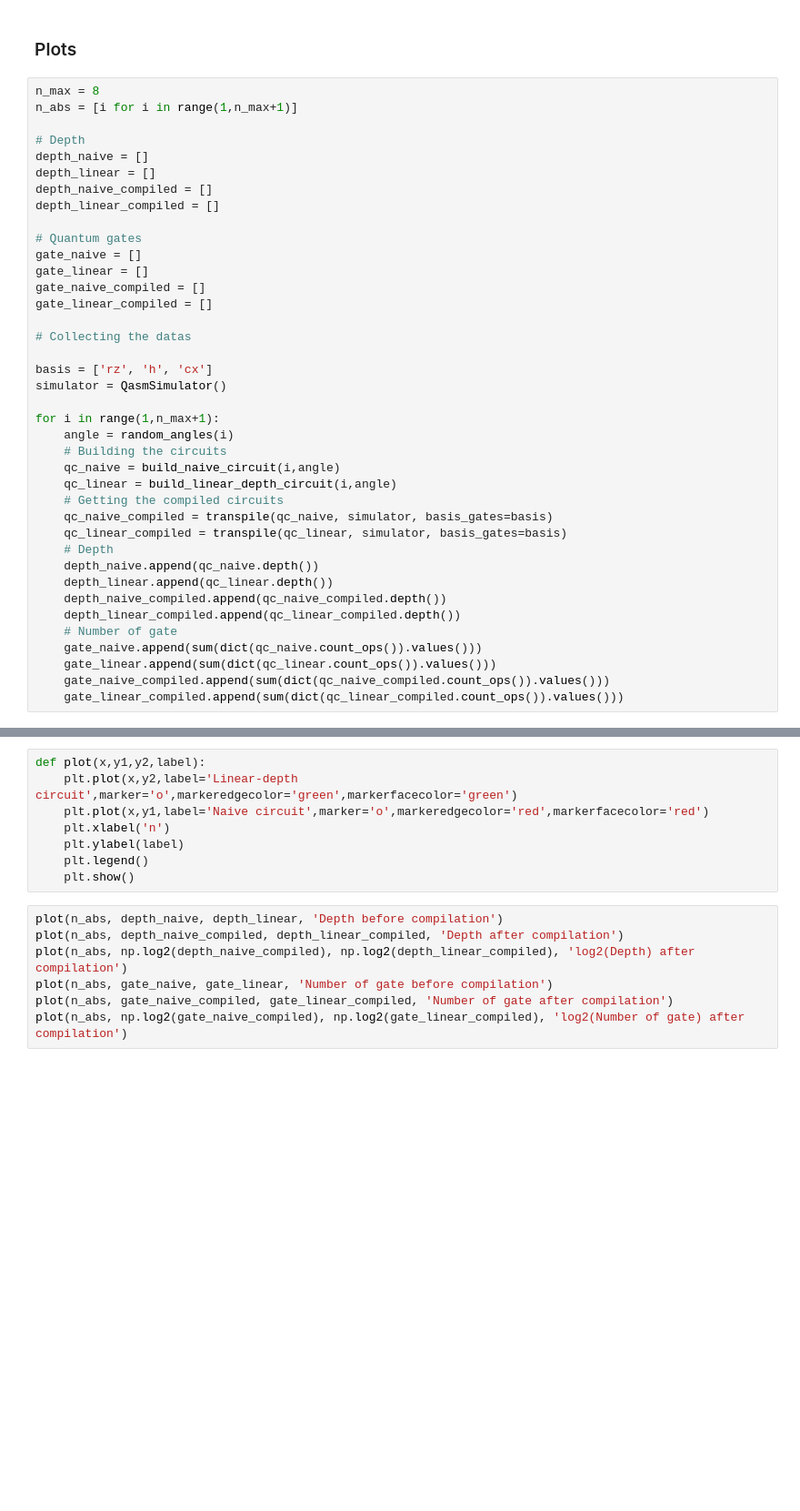
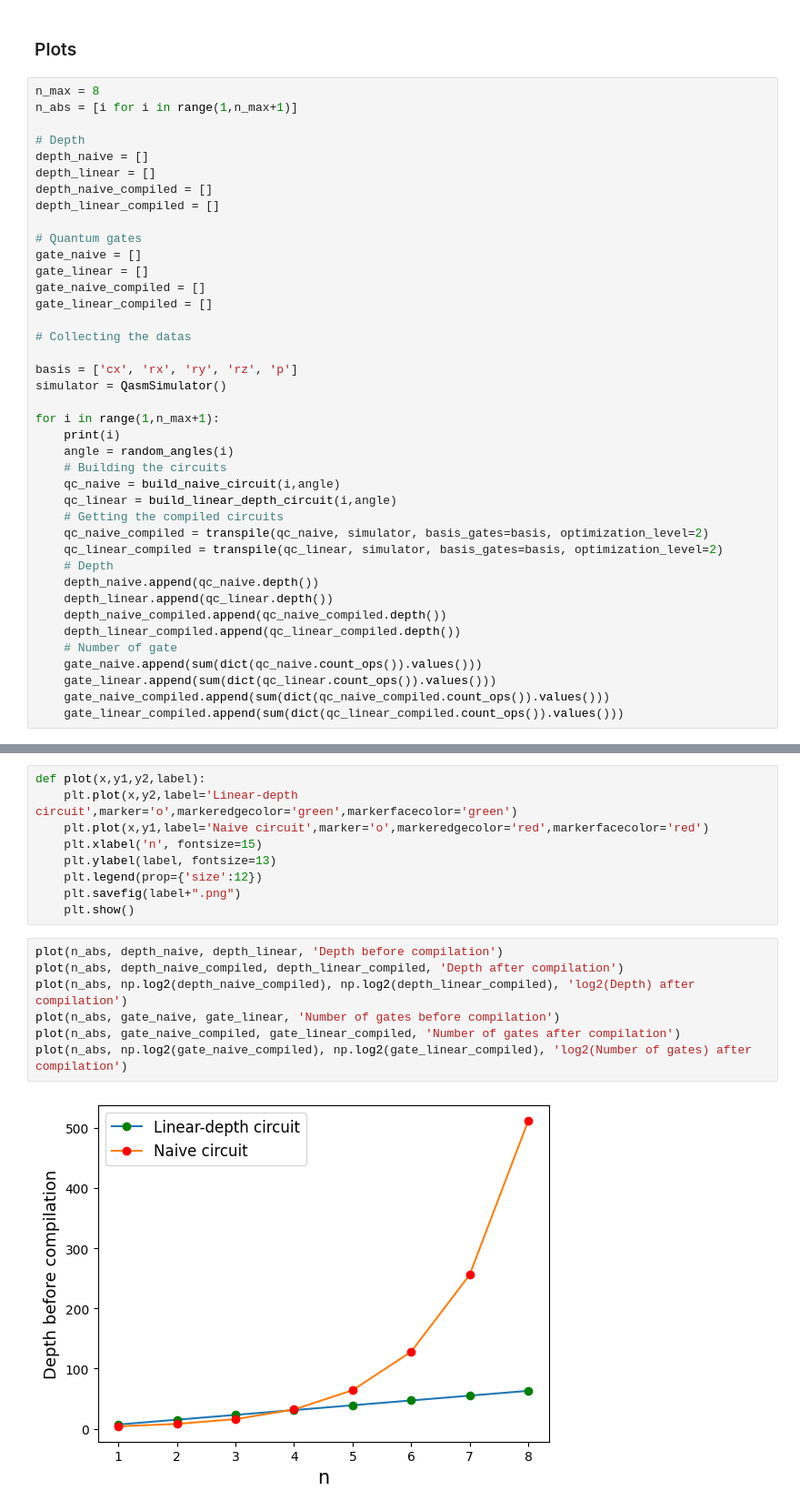
Before and after one commit to ugo-nzongani/Position-dependent-coin-operators, a Jupyter notebook: simulation.ipynb, the cells around one changed output, grey strips where cells are left out. Shown: that part at 91% size. Drawn from its saved outputs; the diff is of its cells as text; blank space fills up the shorter version.

```diff
--- a/simulation.ipynb
+++ b/simulation.ipynb
@@ -76,17 +69,18 @@ gate_linear_compiled = []
 
 # Collecting the datas
 
-basis = ['rz', 'h', 'cx']
+basis = ['cx', 'rx', 'ry', 'rz', 'p']
 simulator = QasmSimulator()
 
 for i in range(1,n_max+1):
+    print(i)
     angle = random_angles(i)
     # Building the circuits
     qc_naive = build_naive_circuit(i,angle)
     qc_linear = build_linear_depth_circuit(i,angle)
     # Getting the compiled circuits
-    qc_naive_compiled = transpile(qc_naive, simulator, basis_gates=basis)
-    qc_linear_compiled = transpile(qc_linear, simulator, basis_gates=basis)
+    qc_naive_compiled = transpile(qc_naive, simulator, basis_gates=basis, optimization_level=2)
+    qc_linear_compiled = transpile(qc_linear, simulator, basis_gates=basis, optimization_level=2)
     # Depth
     depth_naive.append(qc_naive.depth())
     depth_linear.append(qc_linear.depth())
@@ -101,14 +104,17 @@ for i in range(1,n_max+1):
 def plot(x,y1,y2,label):
     plt.plot(x,y2,label='Linear-depth circuit',marker='o',markeredgecolor='green',markerfacecolor='green')
     plt.plot(x,y1,label='Naive circuit',marker='o',markeredgecolor='red',markerfacecolor='red')
-    plt.xlabel('n')
-    plt.ylabel(label)
-    plt.legend()
+    plt.xlabel('n', fontsize=15)
+    plt.ylabel(label, fontsize=13)
+    plt.legend(prop={'size':12})
+    plt.savefig(label+".png")
     plt.show()
 # %%
 plot(n_abs, depth_naive, depth_linear, 'Depth before compilation')
 plot(n_abs, depth_naive_compiled, depth_linear_compiled, 'Depth after compilation')
 plot(n_abs, np.log2(depth_naive_compiled), np.log2(depth_linear_compiled), 'log2(Depth) after compilation')
-plot(n_abs, gate_naive, gate_linear, 'Number of gate before compilation')
-plot(n_abs, gate_naive_compiled, gate_linear_compiled, 'Number of gate after compilation')
-plot(n_abs, np.log2(gate_naive_compiled), np.log2(gate_linear_compiled), 'log2(Number of gate) after compilation')
+plot(n_abs, gate_naive, gate_linear, 'Number of gates before compilation')
+plot(n_abs, gate_naive_compiled, gate_linear_compiled, 'Number of gates after compilation')
+plot(n_abs, np.log2(gate_naive_compiled), np.log2(gate_linear_compiled), 'log2(Number of gates) after compilation')
+# %% [output]
+[figure, added]
```
Also changed, not shown: parts of 20 cells of this notebook.
